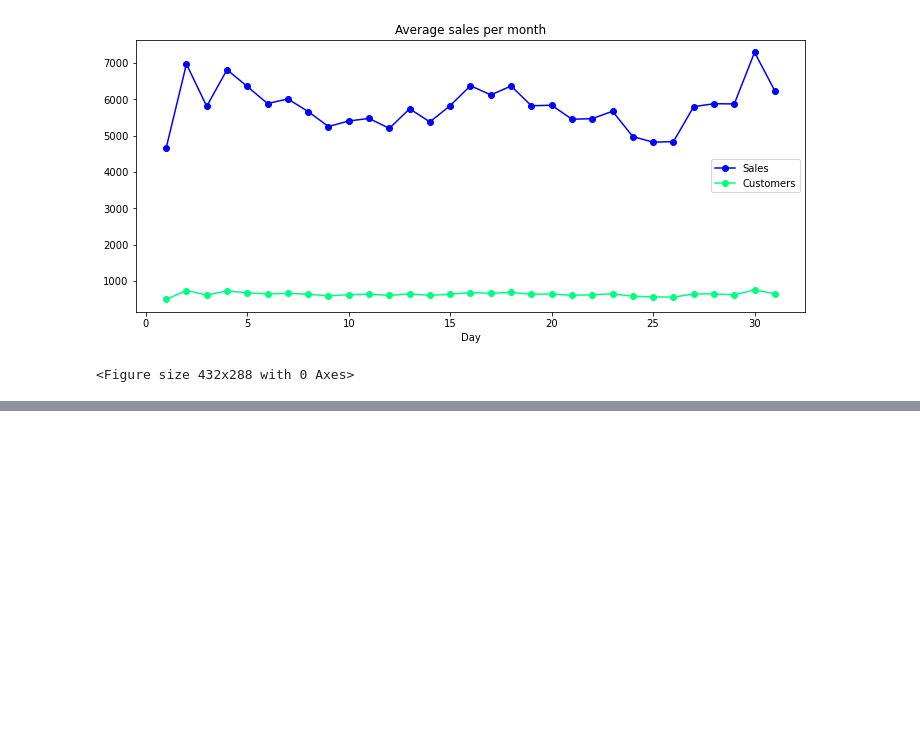
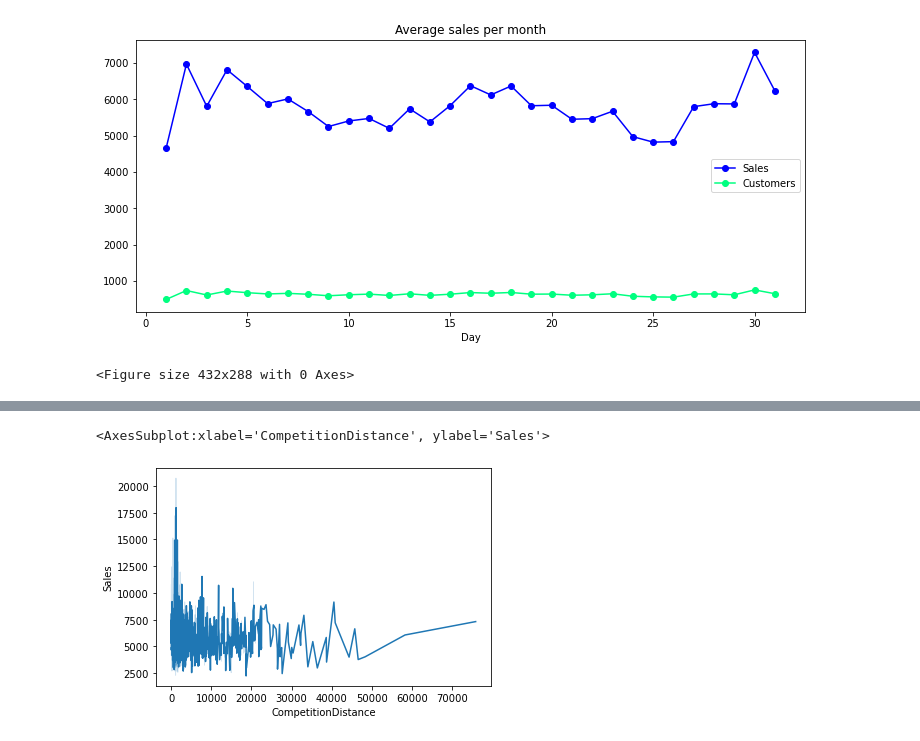
Before and after one commit to SameC137/Rosmann_Sales, a Jupyter notebook: notebooks/DataExploration.ipynb, the cells around one changed output, grey strips where cells are left out. Saved outputs shown, nothing was run; the diff lists cells and outputs as text; code cells hidden in the pictures; blank space fills up the shorter version.

```diff
--- a/notebooks/DataExploration.ipynb
+++ b/notebooks/DataExploration.ipynb
@@ -349,0 +365,6 @@ plt.figure()
+# %%
+train_store_agg=train_store.groupby("Store").agg({"Sales":"mean","CompetitionDistance":"mean"})
+sns.lineplot(data=train_store_agg,x="CompetitionDistance",y="Sales")
+# %% [output]
+<AxesSubplot:xlabel='CompetitionDistance', ylabel='Sales'>
+[figure, added]
```
Also changed, not shown: parts of 4 cells of this notebook.
